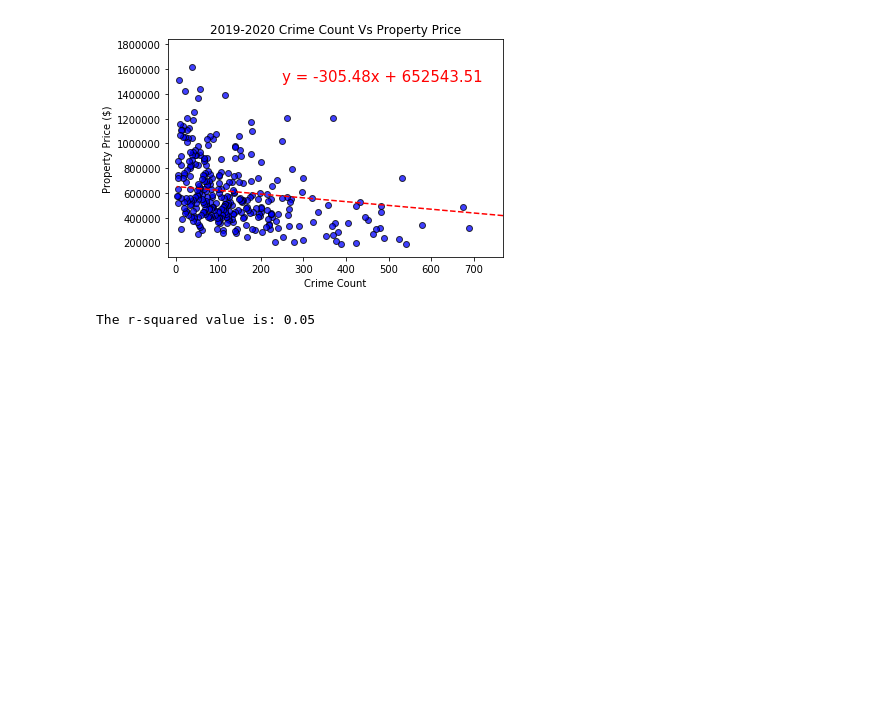
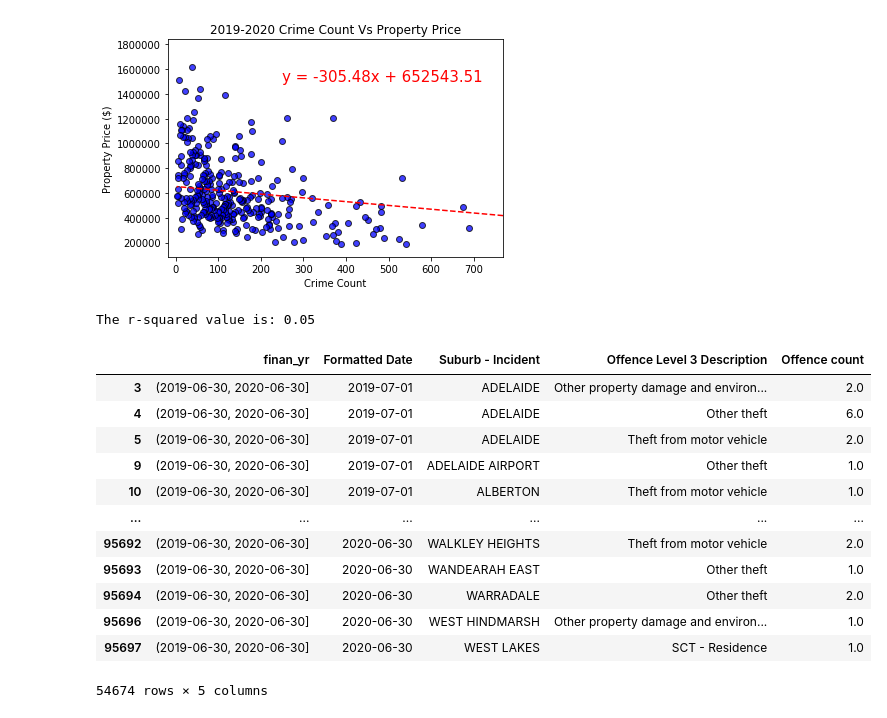
Before and after one commit to Sprettle/Chevrolet-Chilis, a Jupyter notebook: suburb_crime.ipynb, the cells around one changed output. Saved outputs shown, nothing was run; the diff lists cells and outputs as text; code cells hidden in the pictures; blank space fills up the shorter version.

```diff
--- a/suburb_crime.ipynb
+++ b/suburb_crime.ipynb
@@ -1102,3 +1138,19 @@ print(f"The r-squared value is: {rvalue**2:.2f}")
 # %% [output]
 [figure]
 The r-squared value is: 0.05
+# %%
+y19_20
+# %% [output]
+|  | finan_yr | Formatted Date | Suburb - Incident | Offence Level 3 Description | Offence count |
+| 3 | (2019-06-30, 2020-06-30] | 2019-07-01 | ADELAIDE | Other property damage and environ... | 2.0 |
+| 4 | (2019-06-30, 2020-06-30] | 2019-07-01 | ADELAIDE | Other theft | 6.0 |
+| 5 | (2019-06-30, 2020-06-30] | 2019-07-01 | ADELAIDE | Theft from motor vehicle | 2.0 |
+| 9 | (2019-06-30, 2020-06-30] | 2019-07-01 | ADELAIDE AIRPORT | Other theft | 1.0 |
+| 10 | (2019-06-30, 2020-06-30] | 2019-07-01 | ALBERTON | Theft from motor vehicle | 1.0 |
+| ... | ... | ... | ... | ... | ... |
+| 95692 | (2019-06-30, 2020-06-30] | 2020-06-30 | WALKLEY HEIGHTS | Theft from motor vehicle | 2.0 |
+| 95693 | (2019-06-30, 2020-06-30] | 2020-06-30 | WANDEARAH EAST | Other theft | 1.0 |
+| 95694 | (2019-06-30, 2020-06-30] | 2020-06-30 | WARRADALE | Other theft | 2.0 |
+| 95696 | (2019-06-30, 2020-06-30] | 2020-06-30 | WEST HINDMARSH | Other property damage and environ... | 1.0 |
+| 95697 | (2019-06-30, 2020-06-30] | 2020-06-30 | WEST LAKES | SCT - Residence | 1.0 |
+54674 rows × 5 columns
```
Also changed, not shown: parts of 5 cells of this notebook, 6 other files.
